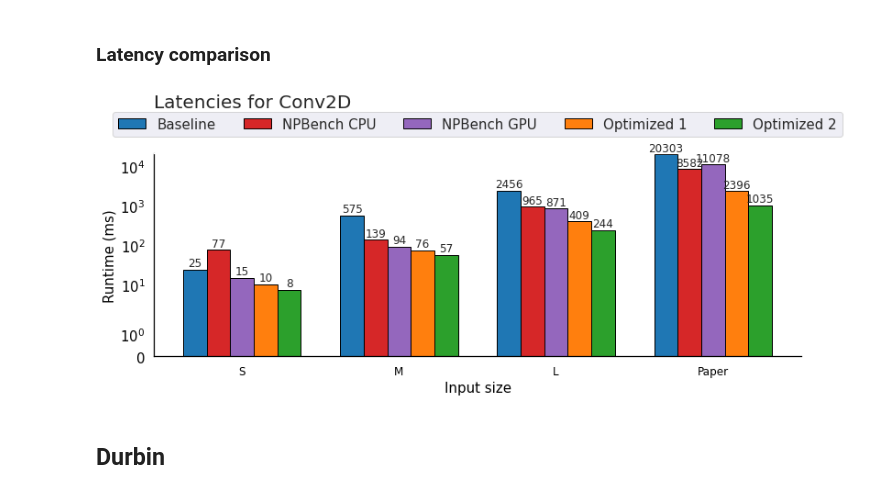
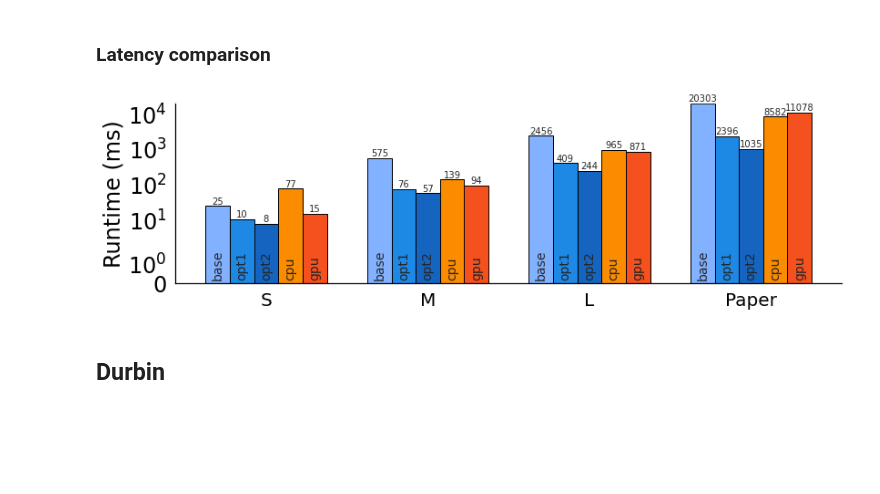
Before and after one commit to fabianlandwehr1/DPHPC-Project, a Jupyter notebook: graphs/DPHPC Graphs.ipynb, the cells around one changed output. Drawn from its saved outputs; the diff is of its cells as text; code cells hidden in the pictures; blank space fills up the shorter version.

```diff
--- a/graphs/DPHPC Graphs.ipynb
+++ b/graphs/DPHPC Graphs.ipynb
@@ -9,23 +9,23 @@ sns.set()
 # Configure matplotlib
 
 %matplotlib inline
-color_baseline = '#1F77B4' #baseline
+color_npbench_CPU = '#FB8C00' #baseline
 hatch_baseline = '\\'
-color_optimized1 = '#FF7F0E' #optimized 1
+color_optimized2 = '#1565C0' #optimized 1
 hatch_optimized1 = '.'
-color_optimized2 = '#2CA02C' #optimized 2
+color_baseline = '#82B1FF' #optimized 2
 hatch_optimized2 = '*'
-color_npbench_CPU = '#D62728' #NPBench_CPU
+color_optimized1 = '#1E88E5' #NPBench_CPU
 hatch_npbench_CPU = '-'
-color_npbench_GPU = '#9467BD' #NPBench_GPU
+color_npbench_GPU = '#F4511E' #NPBench_GPU
 hatch_npbench_GPU = 'o'
 
 # tick_spacing = 50
 
-GRAPH_VALUE_MARKING = 12
-SMALL_SIZE = 12
-MEDIUM_SIZE = 15
-BIGGER_SIZE = 20
+GRAPH_VALUE_MARKING = 20
+SMALL_SIZE = 20
+MEDIUM_SIZE = 24
+BIGGER_SIZE = 28
 
 # plt.rc('font', family='Times New Roman')
 plt.rc('font', serif='Helvetica Neue')
@@ -34,7 +34,7 @@ plt.rc('axes', titlesize=MEDIUM_SIZE)     # fontsize of the axes title
 plt.rc('axes', labelsize=MEDIUM_SIZE)    # fontsize of the x and y labels
 plt.rc('xtick', labelsize=SMALL_SIZE)    # fontsize of the tick labels
 plt.rc('ytick', labelsize=MEDIUM_SIZE)    # fontsize of the tick labels
-plt.rc('legend', fontsize=MEDIUM_SIZE)   # legend fontsize
+plt.rc('legend', fontsize=16)   # legend fontsize
 plt.rc('axes', titlesize=BIGGER_SIZE)    # fontsize of the figure title
 
 annotation_offset = 0
@@ -247,8 +266,14 @@ optimized_2 = np.array([7.592,57.234,244,1035])
 npbench_cpu = np.array([77,139,965,8582])
 npbench_gpu = np.array([15,94,871,11078])
 
+# baseline = np.true_divide(baseline, 1000.0)
+# optimized_1 = np.true_divide(optimized_1, 1000.0)
+# npbench_cpu = np.true_divide(npbench_cpu, 1000.0)
+# optimized_2 = np.true_divide(optimized_2, 1000.0)
+# npbench_gpu = np.true_divide(npbench_gpu, 1000.0)
+
 ## PLOT ####################################################################################
-fig = plt.figure(figsize=(12, 5))
+fig = plt.figure(figsize=(12, 4))
 ax1 = fig.add_subplot(111)
 ax1.set_facecolor('None')
 
@@ -257,60 +282,68 @@ bar_width = 0.15
 rects3 = ax1.bar(input_size_xaxis_ticks - 2*bar_width, baseline, width= bar_width, color=color_baseline,
        label="Baseline", edgecolor = 'black')
 
-rects4 = ax1.bar(input_size_xaxis_ticks - bar_width, npbench_cpu, width= bar_width, color=color_npbench_CPU,
+rects2 = ax1.bar(input_size_xaxis_ticks - bar_width, optimized_1, width= bar_width, color=color_optimized1,
+       label="Optimized 1", edgecolor = 'black')
+
+rects1 = ax1.bar(input_size_xaxis_ticks, optimized_2, width= bar_width, color=color_optimized2,
+       label="Optimized 2", edgecolor = 'black')
+
+rects4 = ax1.bar(input_size_xaxis_ticks + bar_width, npbench_cpu, width= bar_width, color=color_npbench_CPU,
        label="NPBench CPU", edgecolor = 'black')
 
-rects5 = ax1.bar(input_size_xaxis_ticks, npbench_gpu, width= bar_width, color=color_npbench_GPU,
+rects5 = ax1.bar(input_size_xaxis_ticks + 2*bar_width, npbench_gpu, width= bar_width, color=color_npbench_GPU,
        label="NPBench GPU", edgecolor = 'black')
 
-rects2 = ax1.bar(input_size_xaxis_ticks + bar_width, optimized_1, width= bar_width, color=color_optimized1,
-       label="Optimized 1", edgecolor = 'black')
+## PLOT settings #########################################################################
 
-rects1 = ax1.bar(input_size_xaxis_ticks + 2*bar_width, optimized_2, width= bar_width, color=color_optimized2,
-       label="Optimized 2", edgecolor = 'black')
-
-
-def autolabel(rects):
+def autolabel(rects, bar_label):
     """
     Attach a text label above each bar displaying its height
     """
     for rect in rects:
         height = rect.get_height()
+        # if height < 0.099:
+        #     printer = '%.0fms' % (height*1000)
+        # else:
+        #
+        printer = '%.0f' % height
         ax1.text(rect.get_x() + rect.get_width()/2., 1.02*height,
-                '%.0f' % height, fontsize=12,
+                printer, fontsize=10,
                 ha='center', va='bottom')
 
-autolabel(rects1)
-autolabel(rects2)
-autolabel(rects3)
-autolabel(rects4)
-autolabel(rects5)
-
-## PLOT settings #########################################################################
-
-ax1.set_title('Runtime for {}'.format(kernel_name), loc='left', pad = 50)
-ax1.set_xlabel('Input size', color='black')
+        height = 0.2
+        ax1.text(rect.get_x() + rect.get_width()/2., height,
+                bar_label, fontsize=14, rotation = 90,
+                ha='center', va='bottom')
+autolabel(rects1, "opt2")
+autolabel(rects2, "opt1")
+autolabel(rects3, "base")
+autolabel(rects4, "cpu")
+autolabel(rects5, "gpu")
+# ax1.set_title('Runtime for {}'.format(kernel_name), loc='left', pad = 25)
+# ax1.set_xlabel('Input size', color='black')
 ax1.set_ylabel('Runtime (ms)', color='black')
 ax1.set_xticks(input_size_xaxis_ticks)
 ax1.set_xticklabels(input_size)
 ax1.tick_params(axis='x', labelcolor='black')
 ax1.tick_params(axis='y', labelcolor='black')
 ax1.spines['bottom'].set_color('black')
 ax1.spines['left'].set_color('black')
 ax.tick_params(axis='x', colors='black')
 ax.xaxis.label.set_color('black')
 ax.yaxis.label.set_color('black')
 ax.yaxis.set_label_coords(0.25, .99999)
 ax1.set_yscale('symlog')
 ax.grid(False)
+# plt.legend(ncol = 2, bbox_to_anchor=(0.49, 1.22), frameon=False)
+plt.tight_layout() #Cuts waste white space
 
-plt.legend(ncol = 5, loc='upper center', bbox_to_anchor=(0.5, 1.24))
-plt.tight_layout() #Cuts waste white space
-plt.savefig('./{}_latency.png'.format(kernel_name),
+## PLOT settings #########################################################################
+plt.savefig('./{}_latency.pdf'.format(kernel_name),
             facecolor=fig.get_facecolor(),bbox_inches="tight", edgecolor='None',dpi=500)
 plt.show()
 # %% [output]
-[figure, old version]
+[figure, new version]
 # %% [markdown]
 ## Durbin
 # %% [markdown]
```
Also changed, not shown: parts of 9 cells of this notebook, 16 other files.
